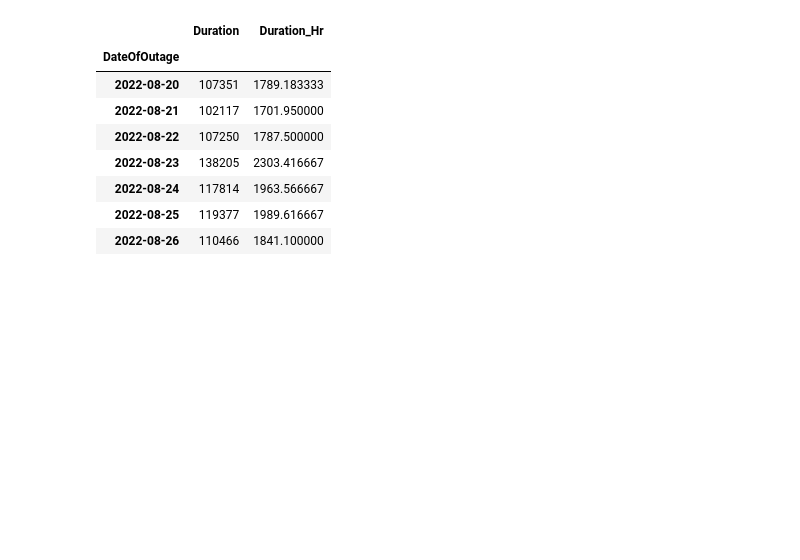
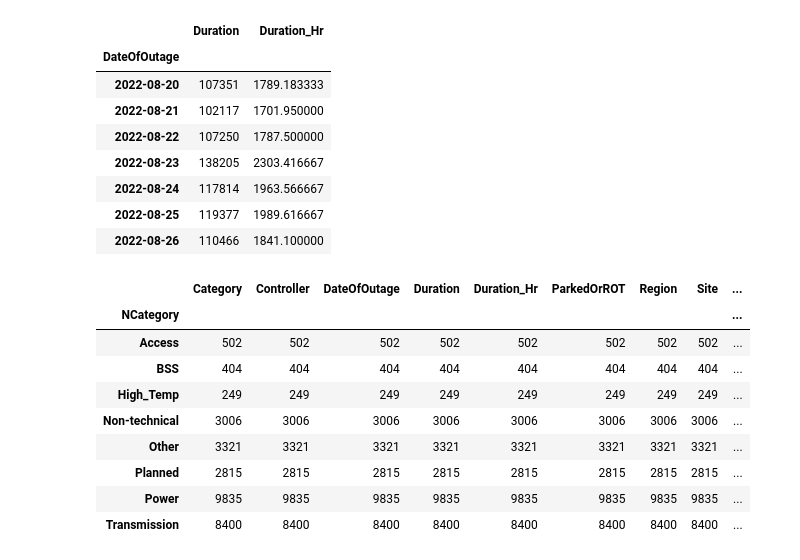
Before and after one commit to Ayman-Abdeen/Ayman-Abdeen-DataAnalysis-A, a Jupyter notebook: Data_Summarization_using_python.ipynb, the cells around one changed output. Saved outputs shown, nothing was run; the diff lists cells and outputs as text; code cells hidden in the pictures; blank space fills up the shorter version.

```diff
--- a/Data_Summarization_using_python.ipynb
+++ b/Data_Summarization_using_python.ipynb
@@ -374,3 +374,17 @@ SumOfDuration_HrDateOfOutage
 | 2022-08-24 | 117814 | 1963.566667 |
 | 2022-08-25 | 119377 | 1989.616667 |
 | 2022-08-26 | 110466 | 1841.100000 |
+# %%
+table = pd.pivot_table(data=new_df,index=['NCategory'],aggfunc='count')
+table
+# %% [output]
+|  | Category | Controller | DateOfOutage | Duration | Duration_Hr | ParkedOrROT | Region | Site | ... |
+| NCategory |  |  |  |  |  |  |  |  | ... |
+| Access | 502 | 502 | 502 | 502 | 502 | 502 | 502 | 502 | ... |
+| BSS | 404 | 404 | 404 | 404 | 404 | 404 | 404 | 404 | ... |
+| High_Temp | 249 | 249 | 249 | 249 | 249 | 249 | 249 | 249 | ... |
+| Non-technical | 3006 | 3006 | 3006 | 3006 | 3006 | 3006 | 3006 | 3006 | ... |
+| Other | 3321 | 3321 | 3321 | 3321 | 3321 | 3321 | 3321 | 3321 | ... |
+| Planned | 2815 | 2815 | 2815 | 2815 | 2815 | 2815 | 2815 | 2815 | ... |
+| Power | 9835 | 9835 | 9835 | 9835 | 9835 | 9835 | 9835 | 9835 | ... |
+| Transmission | 8400 | 8400 | 8400 | 8400 | 8400 | 8400 | 8400 | 8400 | ... |
```
Also changed, not shown: parts of 1 cell of this notebook.
